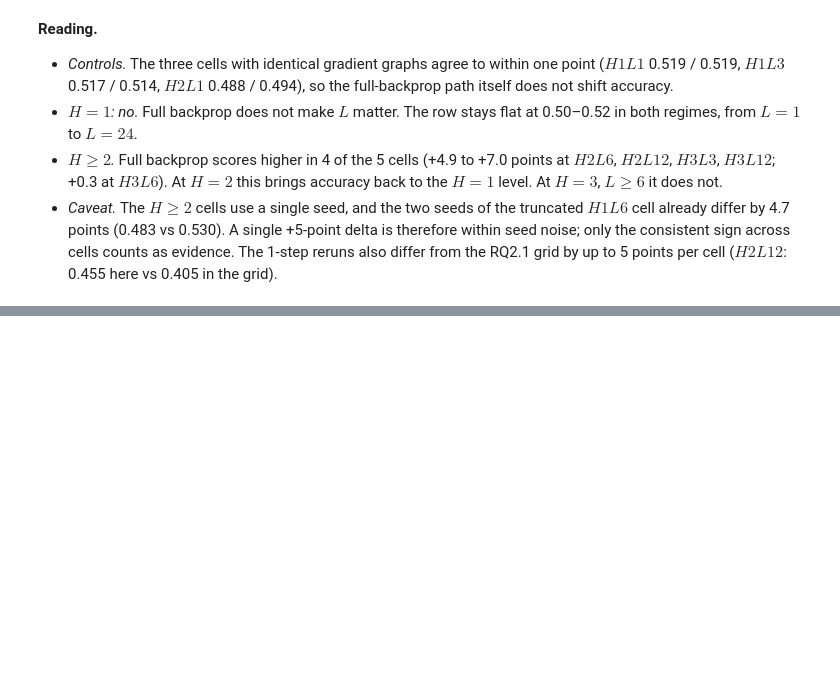
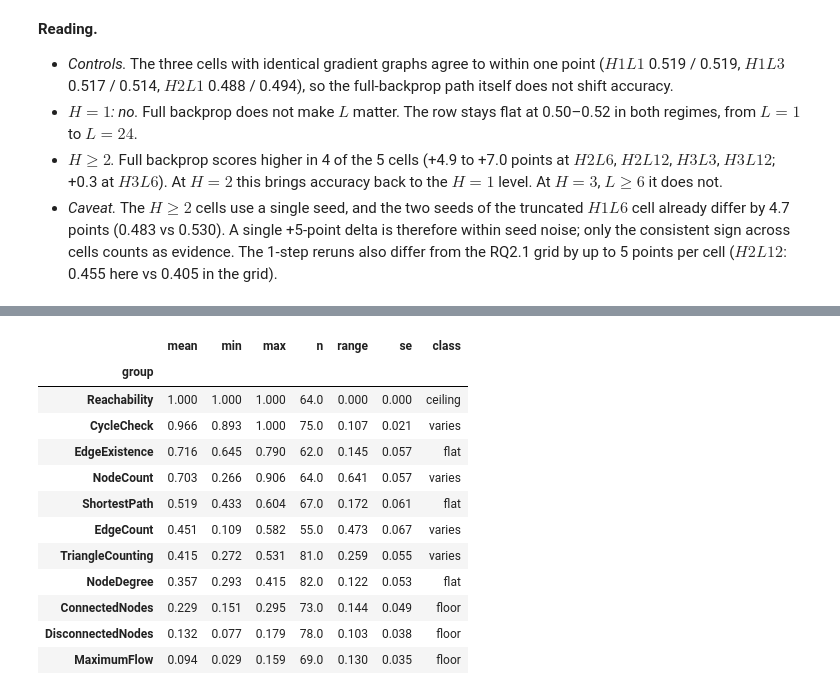
Before and after one commit to MariusAAROS/HRM-Text-for-Graphs, a Jupyter notebook: report/paper_results.ipynb, the cells around one changed output, grey strips where cells are left out. Cells and saved outputs as stored; diff of their text form; code cells hidden in the pictures; blank space fills up the shorter version.

```diff
--- a/report/paper_results.ipynb
+++ b/report/paper_results.ipynb
@@ -1801,0 +1830,32 @@ plot_hl_heatmaps_fullbp()
+# %%
+# Per-task accuracy of the local full-BP / 1-step runs, one row per (run, split, task), written by
+# scripts/summarize_per_group.py. Pooled over splits and seeds before any ratio is taken.
+per_task = pd.read_csv(RESULTS_DIR / "graphqa-fullbp-local-per-group.csv")
+per_task["bp"] = per_task["regime"].map({"fullbp": FULL_BP, "trunc": TRUNC_BP})
+task_cells = per_task.groupby(["bp", "H", "L", "group"], as_index=False)[["correct", "n"]].sum()
+task_cells["accuracy"] = task_cells["correct"] / task_cells["n"]
+
+# Per task: spread across every (regime, H, L) cell against the sampling noise of one cell.
+task_spread = task_cells.groupby("group").agg(
+    mean=("accuracy", "mean"), min=("accuracy", "min"), max=("accuracy", "max"), n=("n", "median"))
+task_spread["range"] = task_spread["max"] - task_spread["min"]
+task_spread["se"] = np.sqrt(task_spread["mean"] * (1 - task_spread["mean"]) / task_spread["n"])
+task_spread["class"] = np.select(
+    [task_spread["min"] >= 0.9, task_spread["max"] <= 0.3, task_spread["range"] > 4 * task_spread["se"]],
+    ["ceiling", "floor", "varies"], "flat")
+TASK_ORDER = task_spread.sort_values("mean", ascending=False).index.tolist()
+task_spread.loc[TASK_ORDER].round(3)
+# %% [output]
+|  | mean | min | max | n | range | se | class |
+| group |  |  |  |  |  |  |  |
+| Reachability | 1.000 | 1.000 | 1.000 | 64.0 | 0.000 | 0.000 | ceiling |
+| CycleCheck | 0.966 | 0.893 | 1.000 | 75.0 | 0.107 | 0.021 | varies |
+| EdgeExistence | 0.716 | 0.645 | 0.790 | 62.0 | 0.145 | 0.057 | flat |
+| NodeCount | 0.703 | 0.266 | 0.906 | 64.0 | 0.641 | 0.057 | varies |
+| ShortestPath | 0.519 | 0.433 | 0.604 | 67.0 | 0.172 | 0.061 | flat |
+| EdgeCount | 0.451 | 0.109 | 0.582 | 55.0 | 0.473 | 0.067 | varies |
+| TriangleCounting | 0.415 | 0.272 | 0.531 | 81.0 | 0.259 | 0.055 | varies |
+| NodeDegree | 0.357 | 0.293 | 0.415 | 82.0 | 0.122 | 0.053 | flat |
+| ConnectedNodes | 0.229 | 0.151 | 0.295 | 73.0 | 0.144 | 0.049 | floor |
+| DisconnectedNodes | 0.132 | 0.077 | 0.179 | 78.0 | 0.103 | 0.038 | floor |
+| MaximumFlow | 0.094 | 0.029 | 0.159 | 69.0 | 0.130 | 0.035 | floor |
```
Also changed, not shown: parts of 6 cells of this notebook, 39 other files.
